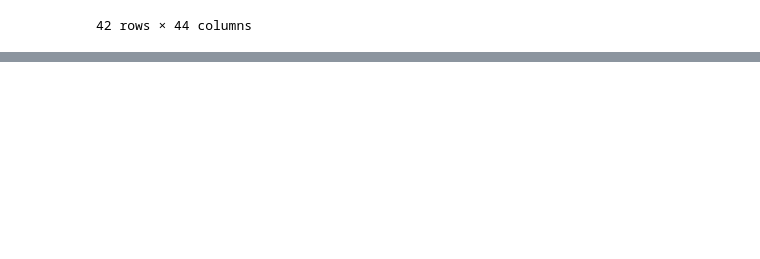
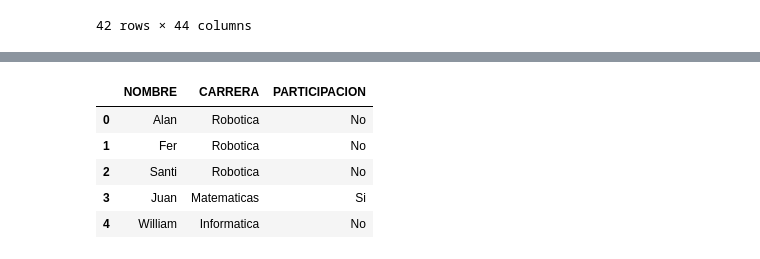
Before and after one commit to AlanDeltax/repositorio-prueba, a Jupyter notebook: PruebasPandas.ipynb, the cells around one changed output, grey strips where cells are left out. Saved outputs shown, nothing was run; the diff lists cells and outputs as text; code cells hidden in the pictures; blank space fills up the shorter version.

```diff
--- a/PruebasPandas.ipynb
+++ b/PruebasPandas.ipynb
@@ -187,0 +232,3 @@ ResConPeq
+# %%
+TIEMPO = equipo.pop('TIEMPO')
+equipo
@@ -187,0 +241,11 @@ ResConPeq
+# %%
+nueva_fila = pd.Series(['William','Informatica','No'], index =['NOMBRE','CARRERA','PARTICIPACION'])
+equipo = pd.concat([equipo, nueva_fila.to_frame().T], ignore_index= True)
+equipo
+# %% [output]
+|  | NOMBRE | CARRERA | PARTICIPACION |
+| 0 | Alan | Robotica | No |
+| 1 | Fer | Robotica | No |
+| 2 | Santi | Robotica | No |
+| 3 | Juan | Matematicas | Si |
+| 4 | William | Informatica | No |
```
Also changed, not shown: parts of 14 cells of this notebook.
